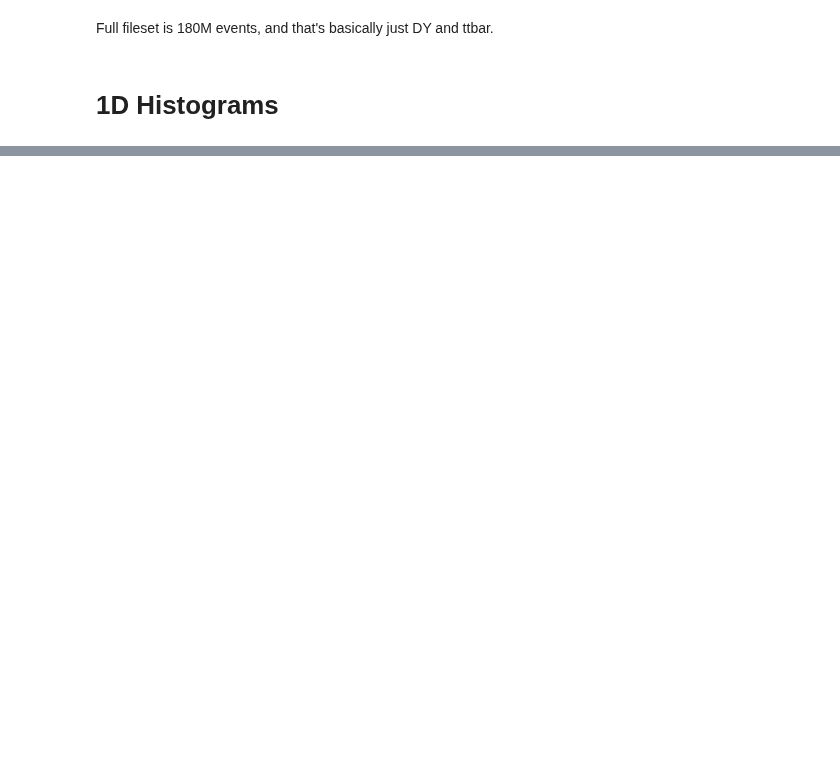
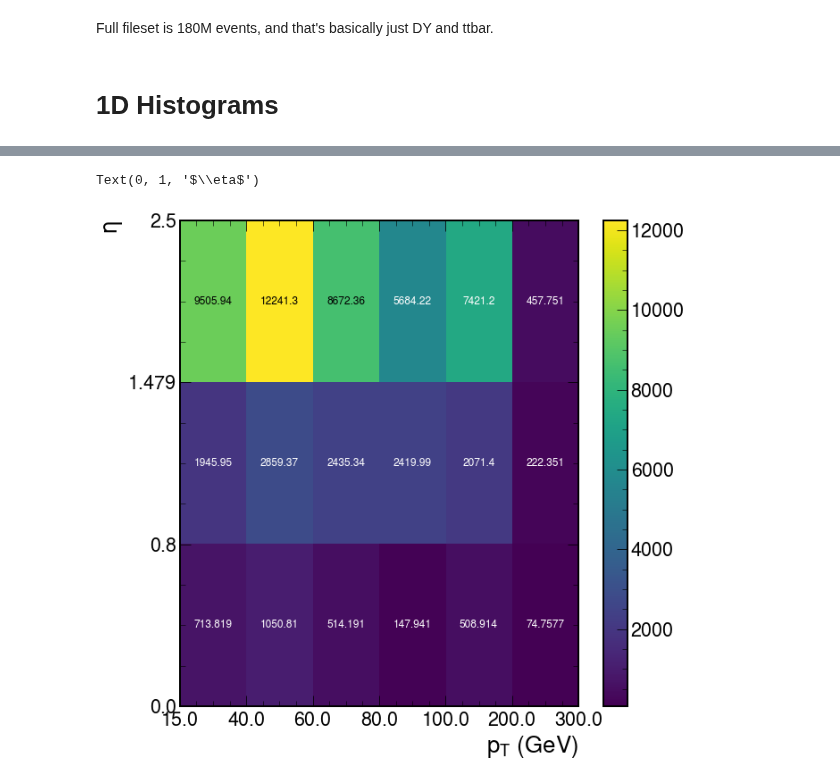
Before and after one commit to JacksonWallace/FCNC, a Jupyter notebook: notebooks/Charge Flip Checker.ipynb, the cells around one changed output, grey strips where cells are left out. Saved outputs shown, nothing was run; the diff lists cells and outputs as text; code cells hidden in the pictures; blank space fills up the shorter version.

```diff
--- a/notebooks/Charge Flip Checker.ipynb
+++ b/notebooks/Charge Flip Checker.ipynb
@@ -305,0 +303,28 @@ Figure saved in: /home/users/ewallace/public_html/tW_scattering/histos/eta_ratio
+# %%
+tmp3 = output['electron'].copy()
+tmp3 = tmp3.rebin('eta', eta_bins)
+tmp3 = tmp3.rebin('pt', pt_bins)
+
+
+tmp4 = output['electron2'].copy()
+tmp4 = tmp4.rebin('eta', eta_bins)
+tmp4 = tmp4.rebin('pt', pt_bins)
+
+h3 = Hist2D.from_bincounts(
+    tmp3.sum('dataset').values()[()].T,
+    (tmp3.axis('pt').edges(), tmp3.axis('eta').edges()),
+)
+
+
+h4 = Hist2D.from_bincounts(
+    tmp4.sum('dataset').values()[()].T,
+    (tmp4.axis('pt').edges(), tmp4.axis('eta').edges()),
+)
+# %%
+fig, ax  = plt.subplots(1, 1,figsize=(10,10) )
+h3.plot(show_counts=True, equidistant='xy')
+ax.set_xlabel(r'$p_{T}\ (GeV)$')
+ax.set_ylabel(r'$\eta$')
+# %% [output]
+Text(0, 1, '$\\eta$')
+[figure, added]
```
Also changed, not shown: parts of 13 cells of this notebook, 4 other files.
